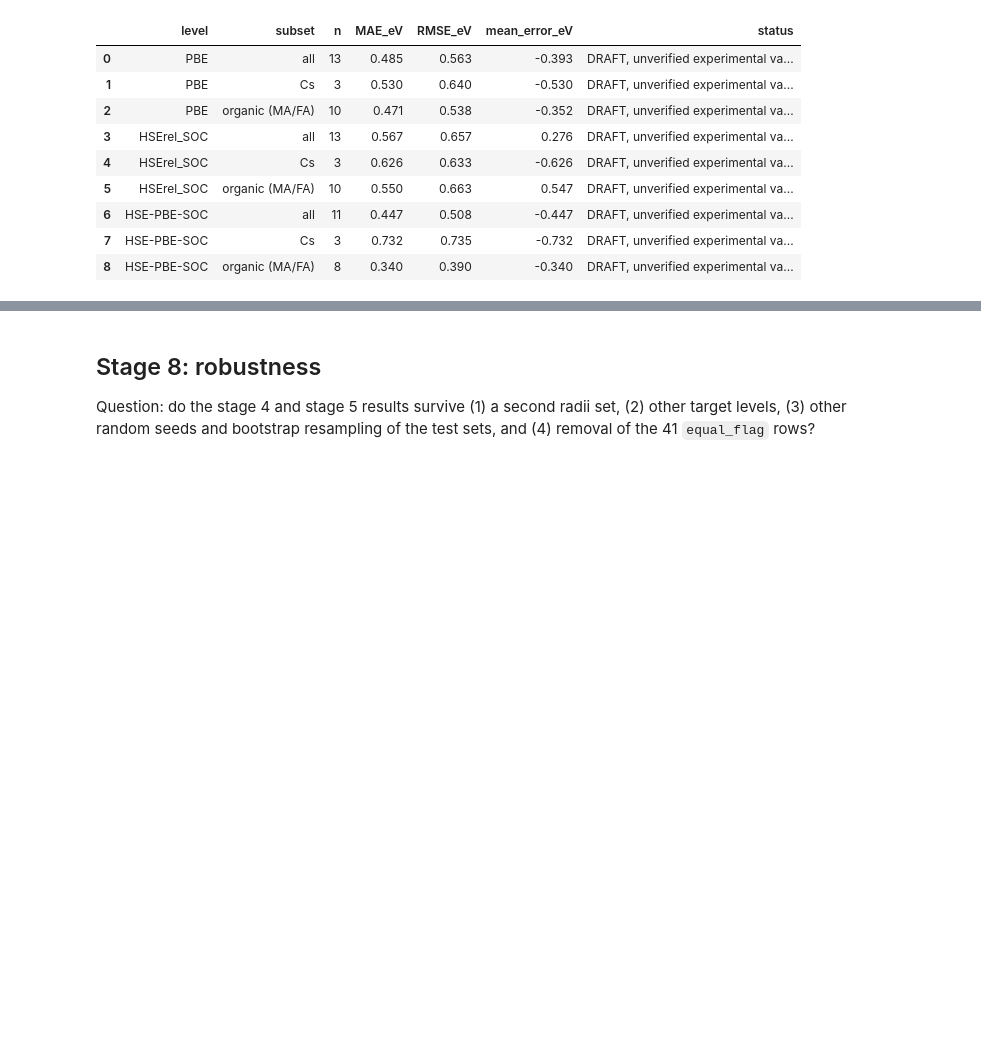
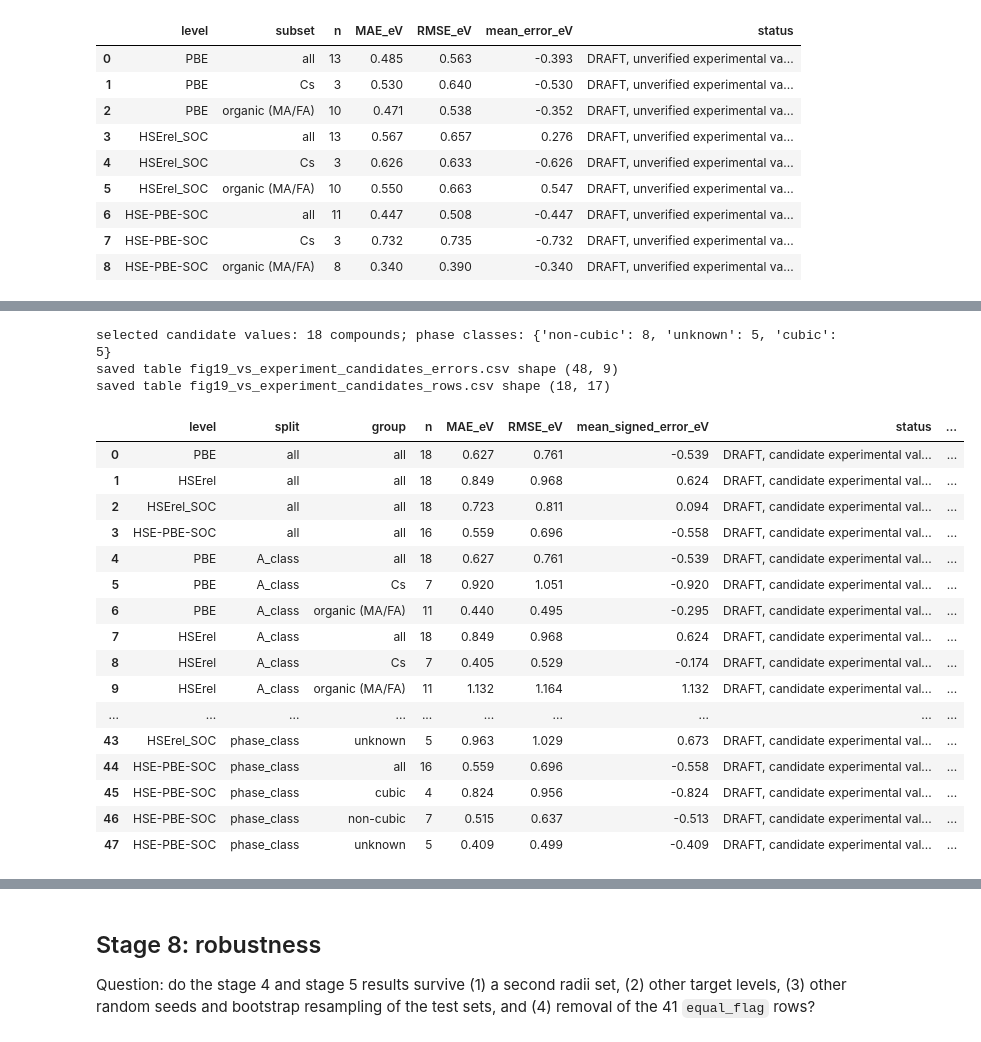
Before and after one commit to jatin-29/BTP-Perovskite, a Jupyter notebook: btp_perovskite.ipynb, the cells around one changed output, grey strips where cells are left out. Drawn from its saved outputs; the diff is of its cells as text; code cells hidden in the pictures; blank space fills up the shorter version.

```diff
--- a/btp_perovskite.ipynb
+++ b/btp_perovskite.ipynb
@@ -2877,0 +2910,68 @@ numbers.json now holds 618 numbers
+# %%
+CANDIDATE_PATH = PROJECT_DIR / "experimental" / "experimental_candidates.csv"
+CANDIDATE_TAG = "DRAFT, candidate experimental values (not verified)"
+# Band gap RMSE versus experiment printed in the dataset paper (arXiv 2302.04896v1, Table 2, p. 5); compound count not given
+PAPER_TABLE2_RMSE = {"PBE": 0.78, "HSErel": 0.93, "HSErel_SOC": 0.74, "HSE-PBE-SOC": 0.70}
+candidates_all = pd.read_csv(CANDIDATE_PATH)
+assert (candidates_all["status"] == "candidate, student must verify").all()
+candidates = candidates_all[candidates_all["selected_for_analysis"] == "yes"].copy()
+assert candidates["Formula"].duplicated().sum() == 0, "only one selected value per compound"
+cand_table = candidates[["Formula", "exp_gap", "phase_class", "sample_type", "reference"]].merge(
+    features[["Formula", "A_main", "X_main", "B_main"] + list(GAP_COL.values())], on="Formula", how="left")
+assert cand_table["A_main"].notna().all()
+cand_table["A_class"] = np.where(cand_table["A_main"] == "Cs", "Cs", "organic (MA/FA)")
+for level in LEVELS:
+    cand_table["error_" + level] = cand_table[GAP_COL[level]] - cand_table["exp_gap"]
+print("selected candidate values:", len(cand_table), "compounds;", "phase classes:", cand_table["phase_class"].value_counts().to_dict())
+
+
+def error_summary(table, levels, group_column, tag):
+    """n, MAE, RMSE and mean signed error (dataset minus experiment) per level and per group."""
+    rows = []
+    for level in levels:
+        groups = [("all", table)] + [(str(name), part) for name, part in table.groupby(group_column)] if group_column else [("all", table)]
+        for name, part in groups:
+            errors = part["error_" + level].dropna()
+            if len(errors) == 0:
+                continue
+            rows.append({"level": level, "split": group_column or "all", "group": name, "n": len(errors),
+                         "MAE_eV": errors.abs().mean(), "RMSE_eV": np.sqrt((errors ** 2).mean()),
+                         "mean_signed_error_eV": errors.mean(), "status": tag})
+    return pd.DataFrame(rows)
+
+
+cand_errors = pd.concat([error_summary(cand_table, LEVELS, None, CANDIDATE_TAG),
+                         error_summary(cand_table, LEVELS, "A_class", CANDIDATE_TAG),
+                         error_summary(cand_table, LEVELS, "X_main", CANDIDATE_TAG),
+                         error_summary(cand_table, LEVELS, "phase_class", CANDIDATE_TAG)], ignore_index=True).round(3)
+cand_errors["paper_Table2_RMSE_eV"] = cand_errors["level"].map(PAPER_TABLE2_RMSE).where(cand_errors["split"] == "all")
+save_table(cand_errors, "fig19_vs_experiment_candidates_errors")
+save_table(cand_table.round(3), "fig19_vs_experiment_candidates_rows")
+for row in cand_errors.itertuples():
+    tag = "%s_%s_%s" % (row.level, row.split, row.group.split(" ")[0])
+    record("cand_n_" + tag, row.n, "stage 7 (candidates)", CANDIDATE_TAG)
+    record("cand_MAE_" + tag, row.MAE_eV, "stage 7 (candidates)", CANDIDATE_TAG)
+    record("cand_RMSE_" + tag, row.RMSE_eV, "stage 7 (candidates)", CANDIDATE_TAG)
+    record("cand_MSE_" + tag, row.mean_signed_error_eV, "stage 7 (candidates)", CANDIDATE_TAG)
+cand_errors
+# %% [output]
+selected candidate values: 18 compounds; phase classes: {'non-cubic': 8, 'unknown': 5, 'cubic': 5}
+saved table fig19_vs_experiment_candidates_errors.csv shape (48, 9)
+saved table fig19_vs_experiment_candidates_rows.csv shape (18, 17)
+|  | level | split | group | n | MAE_eV | RMSE_eV | mean_signed_error_eV | status | ... |
+| 0 | PBE | all | all | 18 | 0.627 | 0.761 | -0.539 | DRAFT, candidate experimental val... | ... |
+| 1 | HSErel | all | all | 18 | 0.849 | 0.968 | 0.624 | DRAFT, candidate experimental val... | ... |
+| 2 | HSErel_SOC | all | all | 18 | 0.723 | 0.811 | 0.094 | DRAFT, candidate experimental val... | ... |
+| 3 | HSE-PBE-SOC | all | all | 16 | 0.559 | 0.696 | -0.558 | DRAFT, candidate experimental val... | ... |
+| 4 | PBE | A_class | all | 18 | 0.627 | 0.761 | -0.539 | DRAFT, candidate experimental val... | ... |
+| 5 | PBE | A_class | Cs | 7 | 0.920 | 1.051 | -0.920 | DRAFT, candidate experimental val... | ... |
+| 6 | PBE | A_class | organic (MA/FA) | 11 | 0.440 | 0.495 | -0.295 | DRAFT, candidate experimental val... | ... |
+| 7 | HSErel | A_class | all | 18 | 0.849 | 0.968 | 0.624 | DRAFT, candidate experimental val... | ... |
+| 8 | HSErel | A_class | Cs | 7 | 0.405 | 0.529 | -0.174 | DRAFT, candidate experimental val... | ... |
+| 9 | HSErel | A_class | organic (MA/FA) | 11 | 1.132 | 1.164 | 1.132 | DRAFT, candidate experimental val... | ... |
+| ... | ... | ... | ... | ... | ... | ... | ... | ... | ... |
+| 43 | HSErel_SOC | phase_class | unknown | 5 | 0.963 | 1.029 | 0.673 | DRAFT, candidate experimental val... | ... |
+| 44 | HSE-PBE-SOC | phase_class | all | 16 | 0.559 | 0.696 | -0.558 | DRAFT, candidate experimental val... | ... |
+| 45 | HSE-PBE-SOC | phase_class | cubic | 4 | 0.824 | 0.956 | -0.824 | DRAFT, candidate experimental val... | ... |
+| 46 | HSE-PBE-SOC | phase_class | non-cubic | 7 | 0.515 | 0.637 | -0.513 | DRAFT, candidate experimental val... | ... |
+| 47 | HSE-PBE-SOC | phase_class | unknown | 5 | 0.409 | 0.499 | -0.409 | DRAFT, candidate experimental val... | ... |
```
Also changed, not shown: parts of 14 cells of this notebook, 11 other files.
